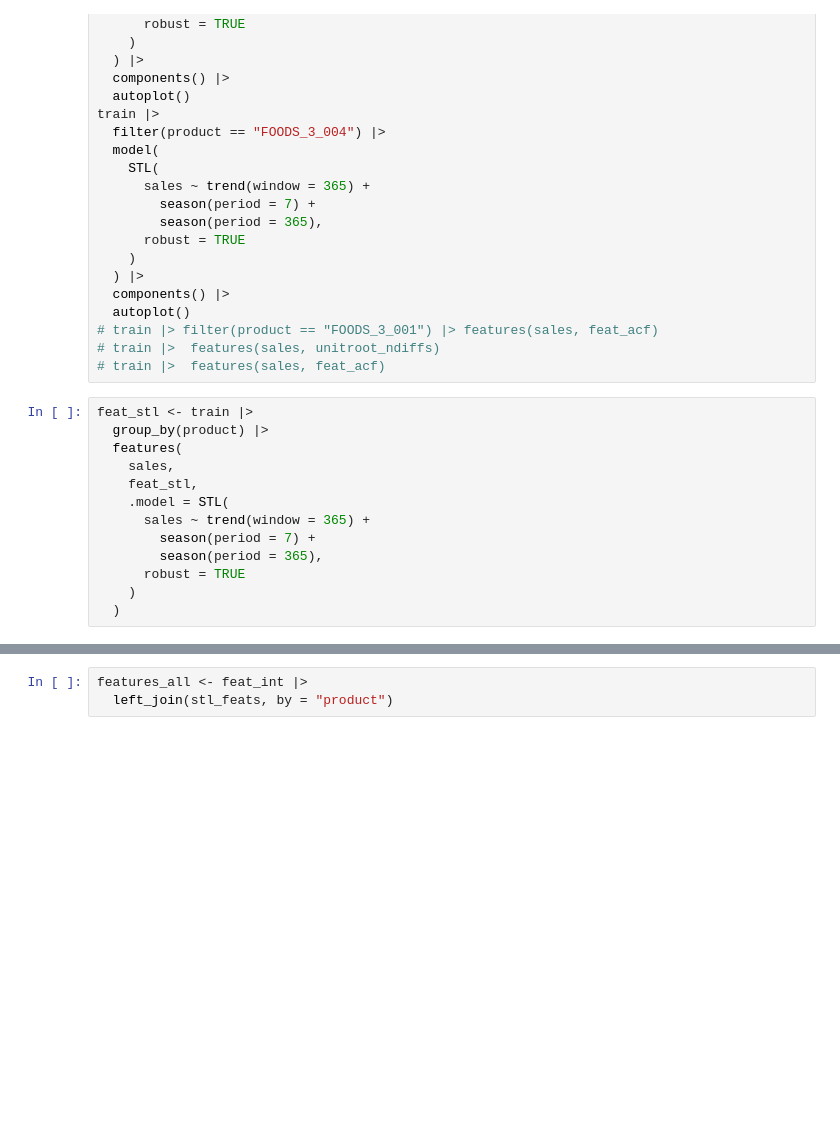
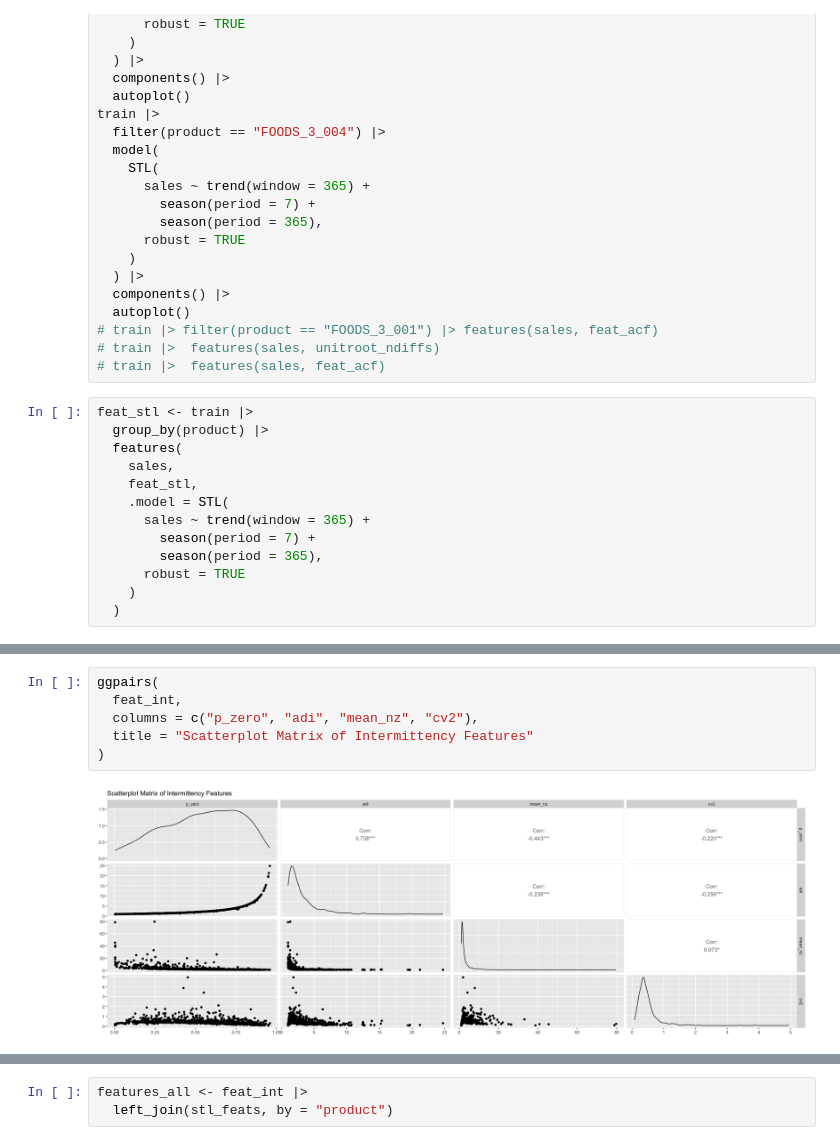
Before and after one commit to Whatisthisname/AFCS-Final, a Jupyter notebook: Data_Inspection/sales_exploration.ipynb, the cells around one changed output, grey strips where cells are left out. Cells and saved outputs as stored; diff of their text form; blank space fills up the shorter version.

```diff
--- a/Data_Inspection/sales_exploration.ipynb
+++ b/Data_Inspection/sales_exploration.ipynb
@@ -116,0 +143,8 @@ feat_int
+# %%
+ggpairs(
+  feat_int,
+  columns = c("p_zero", "adi", "mean_nz", "cv2"),
+  title = "Scatterplot Matrix of Intermittency Features"
+)
+# %% [output]
+[figure, added]
```
Also changed, not shown: parts of 5 cells of this notebook, 1 other file.
